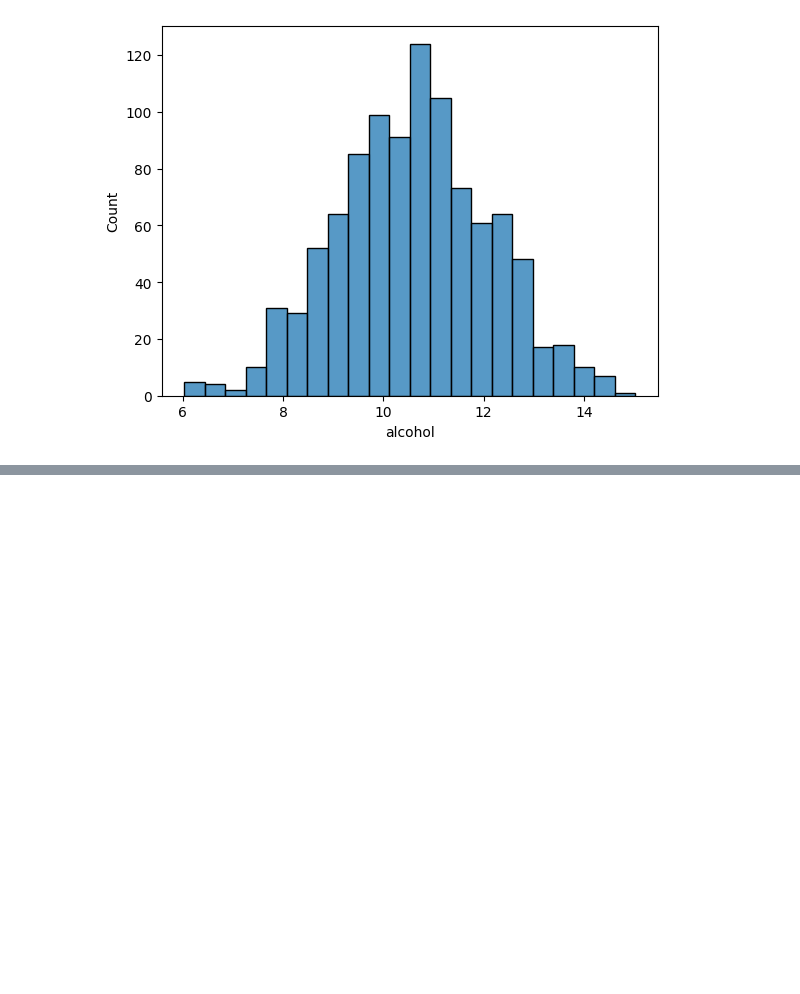
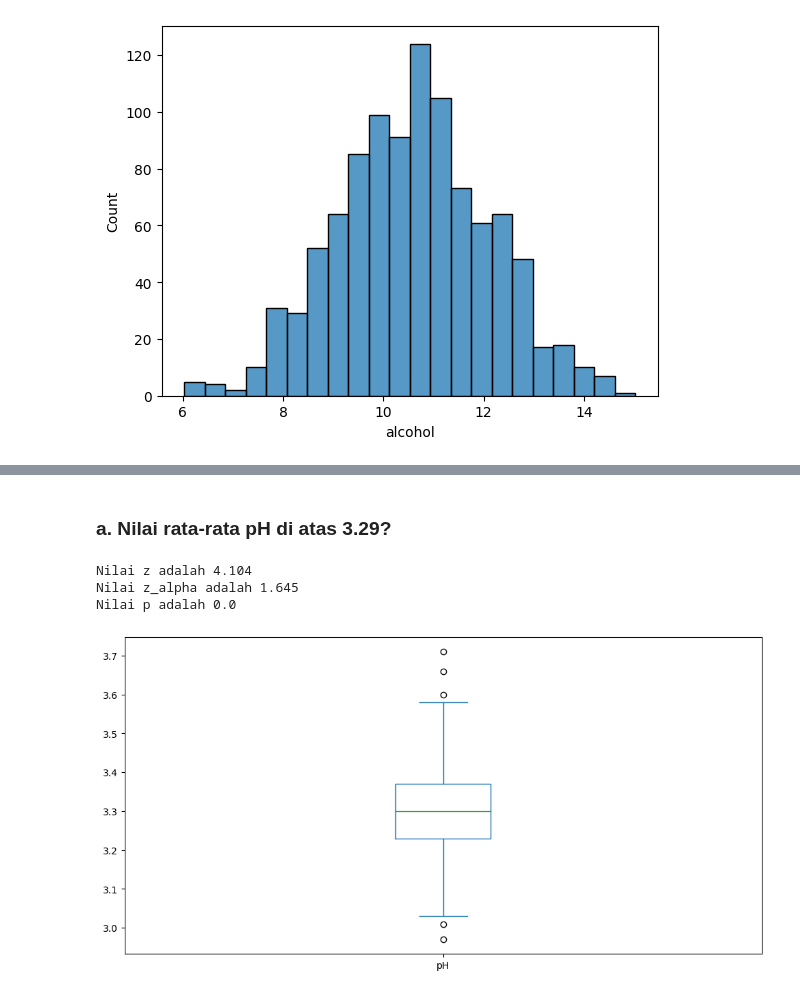
Before and after one commit to goodgirlwannabe/wine, a Jupyter notebook: wine.ipynb, the cells around one changed output, grey strips where cells are left out. Drawn from its saved outputs; the diff is of its cells as text; code cells hidden in the pictures; blank space fills up the shorter version.

```diff
--- a/wine.ipynb
+++ b/wine.ipynb
@@ -1357,0 +1361,9 @@ plt.show()
+# %%
+import scipy.stats as st
+import pandas as pd
+import matplotlib.pyplot as plt
+from statsmodels.stats.weightstats import ztest
+from statsmodels.stats.proportion import proportions_ztest
+
+df = pd.read_csv('anggur.csv')
+df.head()
@@ -1357,0 +1377,21 @@ plt.show()
+# %% [markdown]
+### <b> a. Nilai rata-rata pH di atas 3.29? </b>
+# %%
+miu = 3.29
+alpha = 0.05
+
+z, p = ztest(df["pH"], value=miu)
+
+za = st.norm.ppf(1-alpha)
+
+print(f"Nilai z adalah {round(z, 3)}")
+print(f"Nilai z_alpha adalah {round(za, 3)}")
+print(f"Nilai p adalah {round(p, 3)}")
+df["pH"].plot(kind= "box", figsize=(12,6))
+plt.title=("pH")
+plt.show()
+# %% [output]
+Nilai z adalah 4.104
+Nilai z_alpha adalah 1.645
+Nilai p adalah 0.0
+[figure, added]
```
Also changed, not shown: parts of 23 cells of this notebook.
